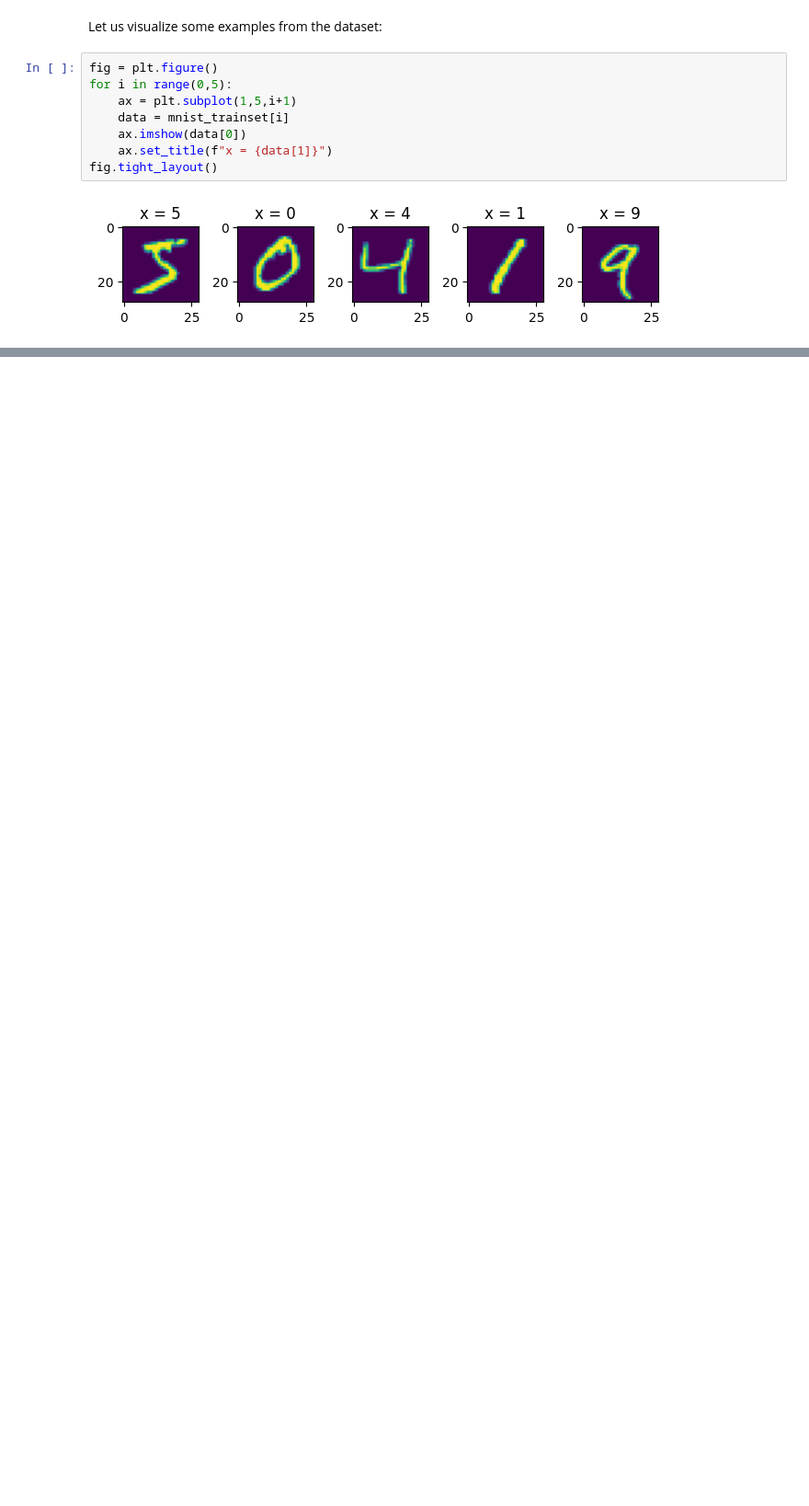
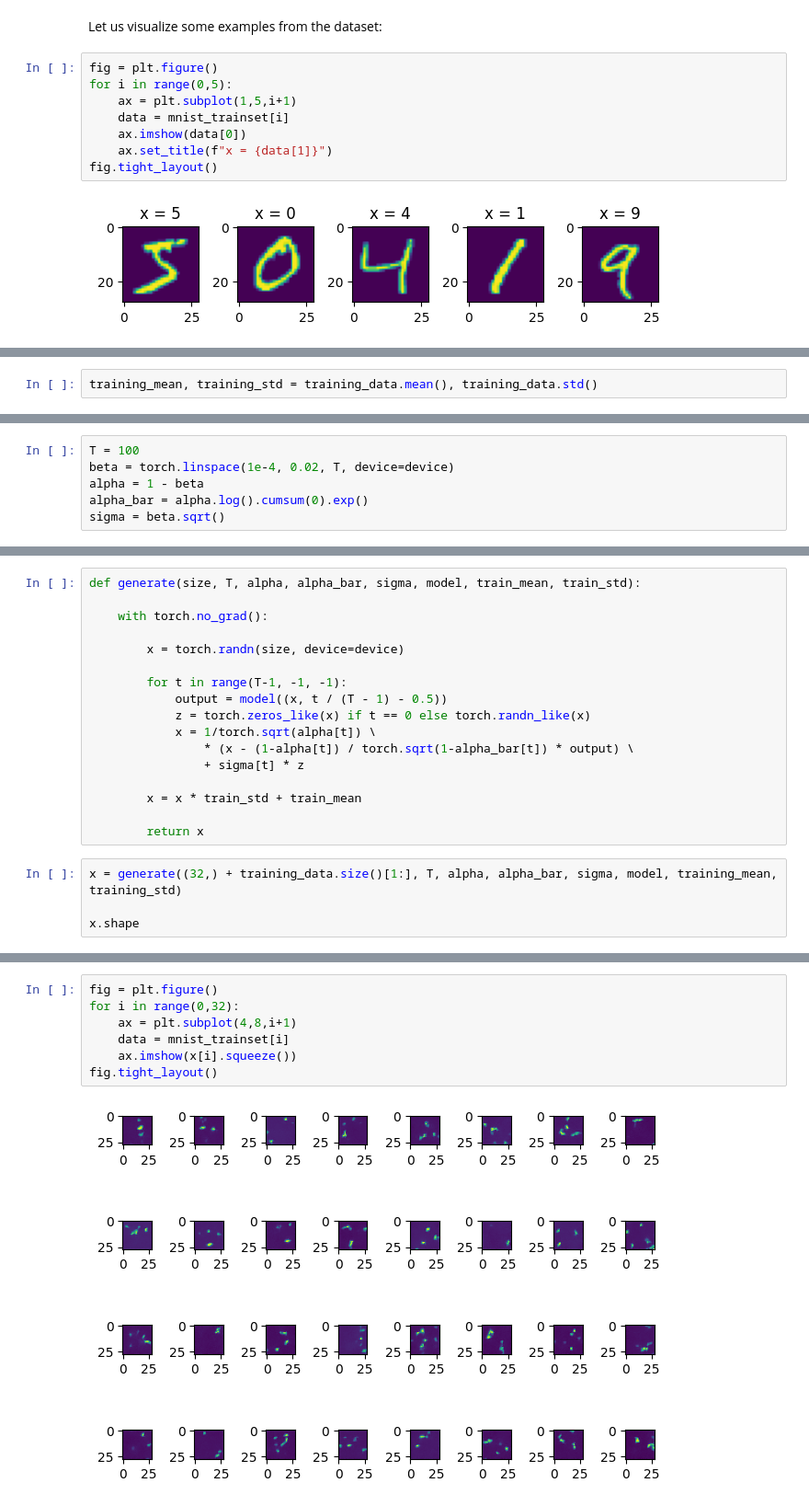
Before and after one commit to bonevbs/ml_notebooks, a Jupyter notebook: diffusion_models.ipynb, the cells around one changed output, grey strips where cells are left out. Shown at 92% size. Saved outputs shown, nothing was run; the diff lists cells and outputs as text; blank space fills up the shorter version.

Commit message:
Adding diffusion models

```diff
--- a/diffusion_models.ipynb
+++ b/diffusion_models.ipynb
@@ -52,0 +80,2 @@ fig.tight_layout()
+# %%
+training_mean, training_std = training_data.mean(), training_data.std()
@@ -52,0 +154,6 @@ fig.tight_layout()
+# %%
+T = 100
+beta = torch.linspace(1e-4, 0.02, T, device=device)
+alpha = 1 - beta
+alpha_bar = alpha.log().cumsum(0).exp()
+sigma = beta.sqrt()
@@ -52,0 +188,21 @@ fig.tight_layout()
+# %%
+def generate(size, T, alpha, alpha_bar, sigma, model, train_mean, train_std):
+
+    with torch.no_grad():
+
+        x = torch.randn(size, device=device)
+
+        for t in range(T-1, -1, -1):
+            output = model((x, t / (T - 1) - 0.5))
+            z = torch.zeros_like(x) if t == 0 else torch.randn_like(x)
+            x = 1/torch.sqrt(alpha[t]) \
+                * (x - (1-alpha[t]) / torch.sqrt(1-alpha_bar[t]) * output) \
+                + sigma[t] * z
+
+        x = x * train_std + train_mean
+
+        return x
+# %%
+x = generate((32,) + training_data.size()[1:], T, alpha, alpha_bar, sigma, model, training_mean, training_std)
+
+x.shape
@@ -52,0 +211,9 @@ fig.tight_layout()
+# %%
+fig = plt.figure()
+for i in range(0,32):
+    ax = plt.subplot(4,8,i+1)
+    data = mnist_trainset[i]
+    ax.imshow(x[i].squeeze())
+fig.tight_layout()
+# %% [output]
+[figure, added]
```
Also changed, not shown: parts of 17 cells of this notebook.
